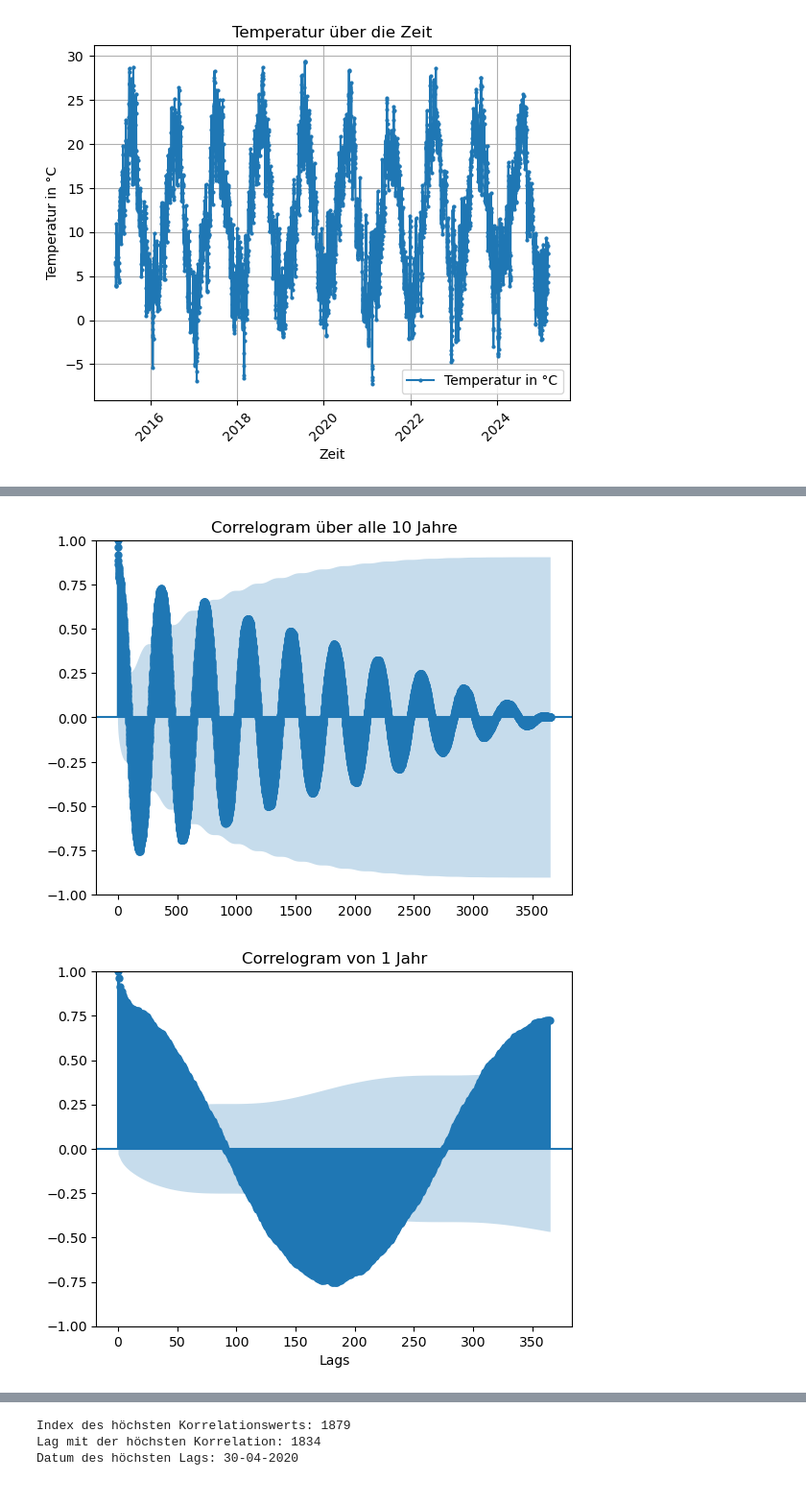
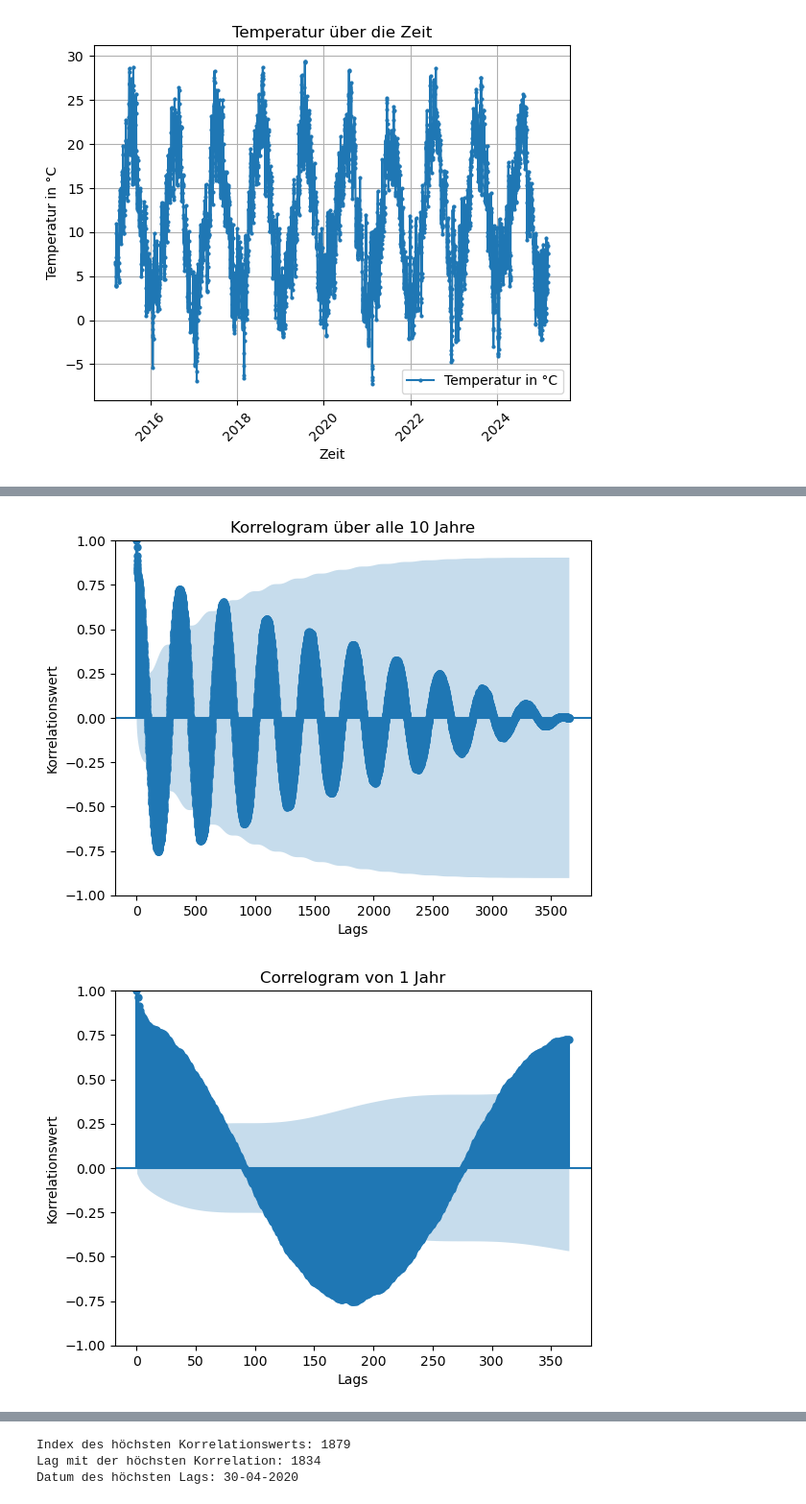
Before and after one commit to Tschoppsilas/GBSV_2025, a Jupyter notebook: MC1/MC1.ipynb, the cells around one changed output, grey strips where cells are left out. Shown at 96% size. Cells and saved outputs as stored; diff of their text form; code cells hidden in the pictures.

```diff
--- a/MC1/MC1.ipynb
+++ b/MC1/MC1.ipynb
@@ -118,21 +117,24 @@ Die allmähliche Abnahme der Autokorrelation zeigt, dass der Einfluss vergangene
 # %%
 # Überprüfe, ob die Daten korrekt sind und NaN-Werte entfernen
 temperature_data = daily_dataframe["temperature_2m_mean"].dropna()
 
 # Bestimme die Anzahl der Lags (Verzögerungen)
 lags = len(temperature_data) - 1
 lags_1 = 365
 
 # Konvertiere die Daten, falls nötig
 temperature_data = temperature_data.to_numpy()
 
 # Plot der Auto-Korrelation
-sm.graphics.tsa.plot_acf(temperature_data, lags=lags, title="Correlogram über alle 10 Jahre")
+sm.graphics.tsa.plot_acf(temperature_data, lags=lags, title="Korrelogram über alle 10 Jahre")
+plt.xlabel("Lags")
+plt.ylabel("Korrelationswert")
 sm.graphics.tsa.plot_acf(temperature_data, lags=lags_1, title="Correlogram von 1 Jahr")
 
 # Achsentitel und Plot anzeigen
 plt.xlabel("Lags")
+plt.ylabel("Korrelationswert")
 plt.show()
 # %% [output]
-[figure, old version]
+[figure, new version]
-[figure, old version]
+[figure, new version]
```
Also changed, not shown: parts of 5 cells of this notebook.
